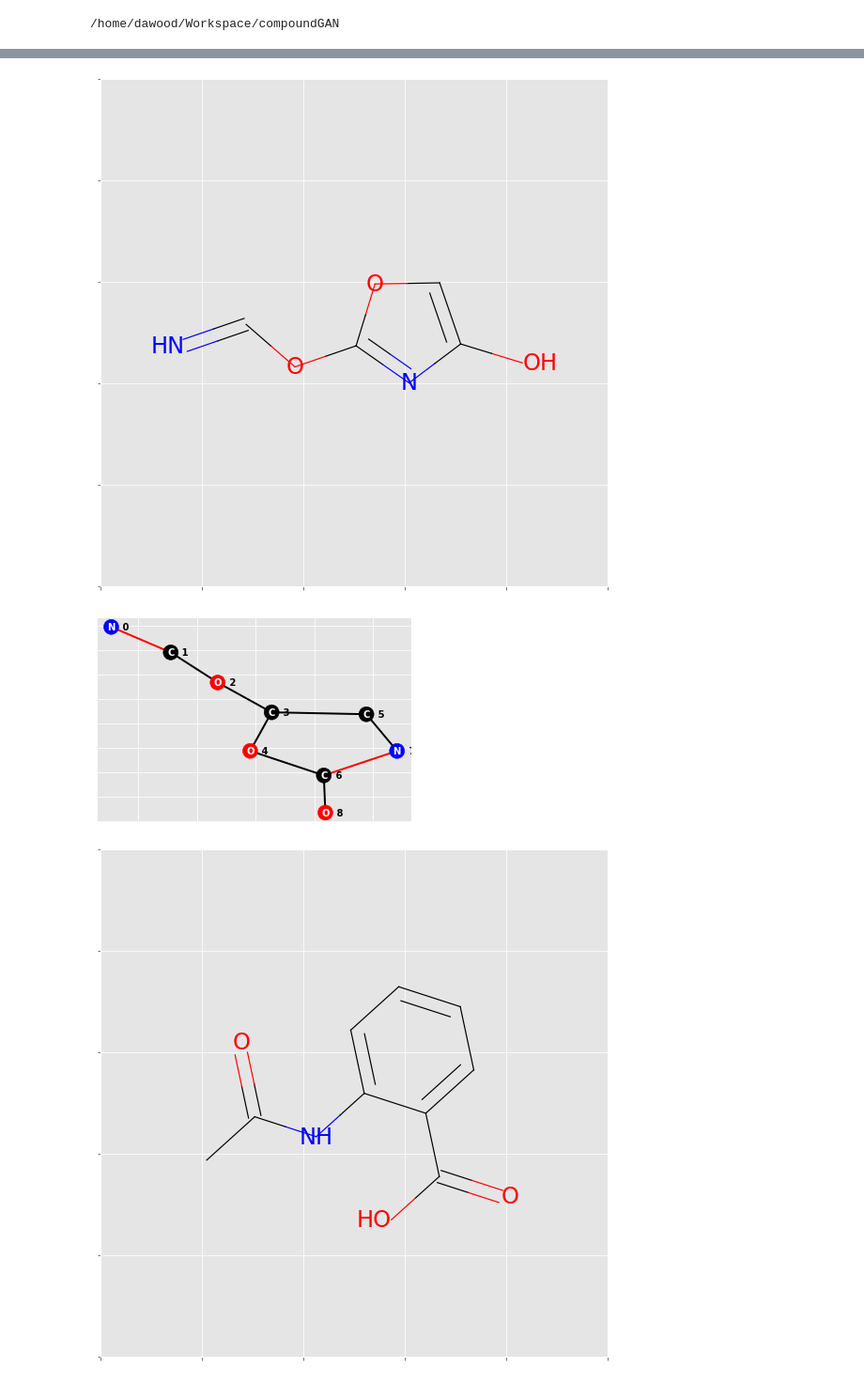
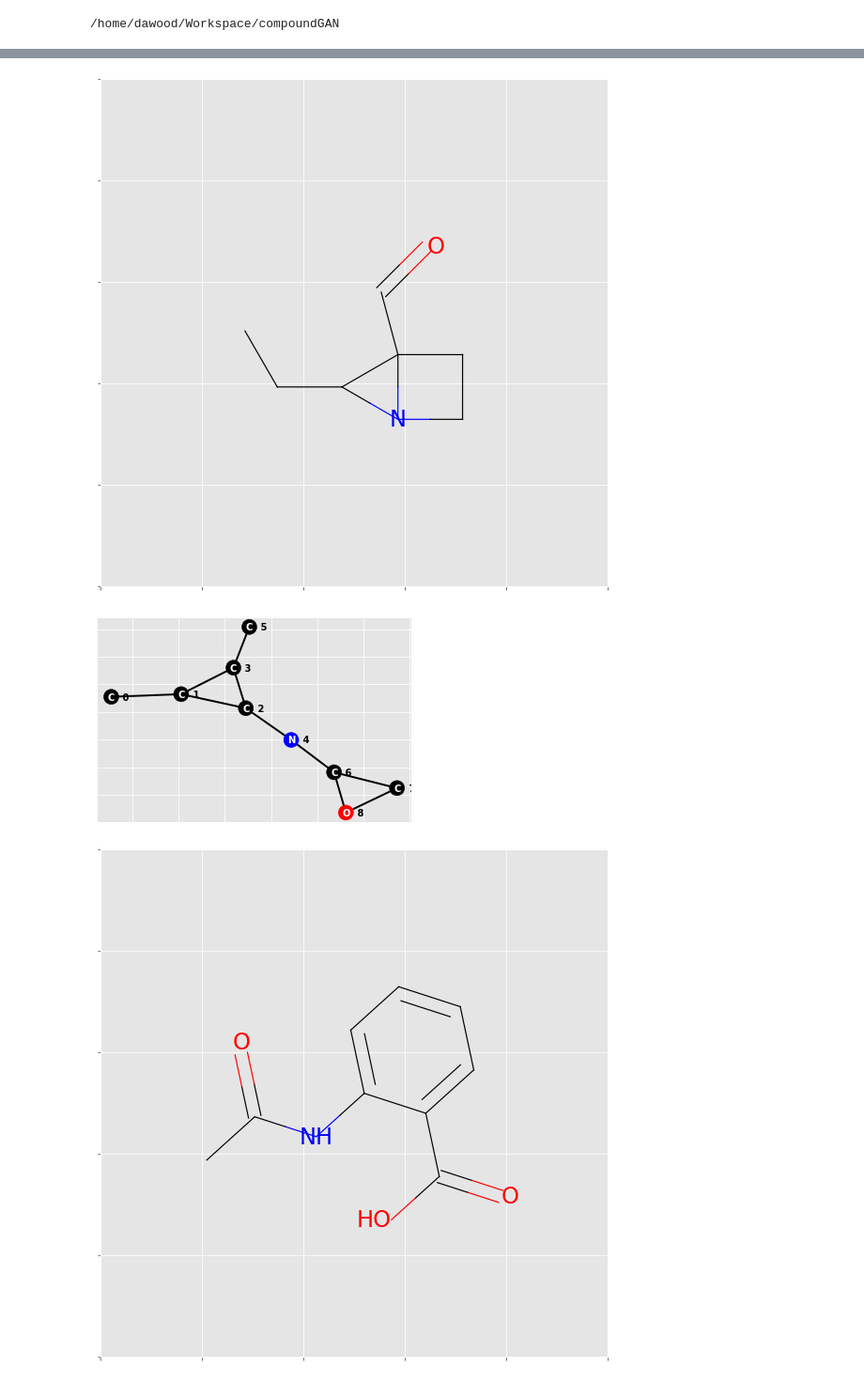
Before and after one commit to dawood95/compoundGAN, a Jupyter notebook: notebooks/model_test.ipynb, the cells around one changed output, grey strips where cells are left out. Shown at 94% size. Saved outputs shown, nothing was run; the diff lists cells and outputs as text; code cells hidden in the pictures.

```diff
--- a/notebooks/model_test.ipynb
+++ b/notebooks/model_test.ipynb
@@ -381,14 +385,14 @@ run('')
 # %%
-idx = torch.randint(0, len(dataset), (1,))
+idx = torch.randint(len(dataset)//2, len(dataset), (1,))
 #idx = 20
 smiles = dataset.data[idx]
 mol = Chem.MolFromSmiles(smiles)
 Draw.MolToMPL(mol); plt.show()
 #edge_list, node_list, emb, valid, similarity = run_network(smiles)
 G = run(smiles)
 # %% [output]
-[figure, old version]
+[figure, new version]
-[figure, old version]
+[figure, new version]
 # %%
 #smiles = 'C(=O)C=CCC=C'
 #smiles = 'C'
```
Also changed, not shown: parts of 4 cells of this notebook, 3 other files.
